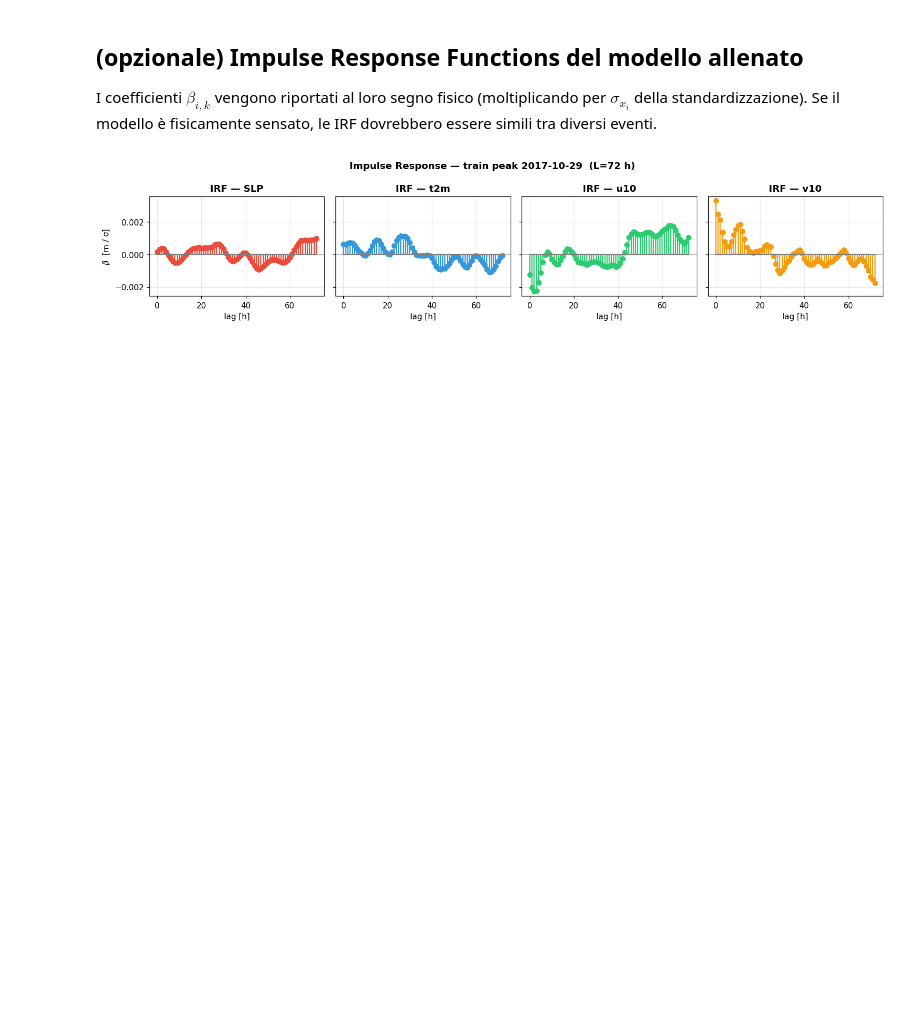
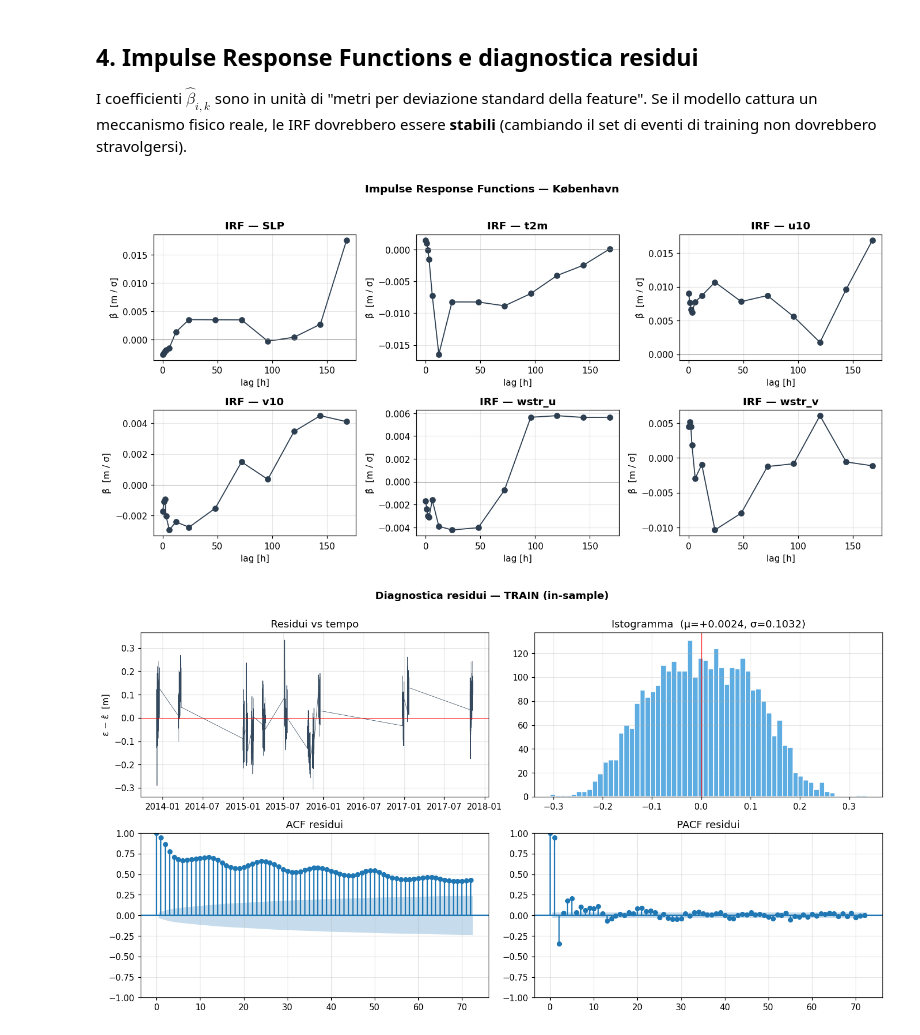
Before and after one commit to caroniico/Master-tesi, a Jupyter notebook: notebooks/regression_cross_event.ipynb, the cells around one changed output. Saved outputs shown, nothing was run; the diff lists cells and outputs as text; code cells hidden in the pictures; blank space fills up the shorter version.

```diff
--- a/notebooks/regression_cross_event.ipynb
+++ b/notebooks/regression_cross_event.ipynb
@@ -289,26 +622,20 @@ Righe: 481
 # %% [markdown]
-## (opzionale) Impulse Response Functions del modello allenato
+## 4. Impulse Response Functions e diagnostica residui
 
-I coefficienti $\beta_{i,k}$ vengono riportati al loro segno fisico
-(moltiplicando per $\sigma_{x_i}$ della standardizzazione).
-Se il modello è fisicamente sensato, le IRF dovrebbero essere simili tra diversi eventi.
+I coefficienti $\hat\beta_{i,k}$ sono in unità di "metri per deviazione standard della
+feature". Se il modello cattura un meccanismo fisico reale, le IRF dovrebbero essere
+**stabili** (cambiando il set di eventi di training non dovrebbero stravolgersi).
 # %%
-coefs = trained["model"].coef_     # lunghezza = n_feat * (L+1)
-n_feat = len(trained["features"])
-Lp1 = trained["L"] + 1
-beta = coefs.reshape(n_feat, Lp1)  # [features × lags]
+# 4.1 IRF
+beta = plot_irfs(trained, title_suffix=f"— {STATION_NAME}")
 
-fig, axes = plt.subplots(1, n_feat, figsize=(14, 3), sharey=True)
-colors = ["#E74C3C", "#3498DB", "#2ECC71", "#F39C12"]
-for i, (feat, ax) in enumerate(zip(trained["features"], axes)):
-    ax.stem(range(Lp1), beta[i], linefmt=colors[i], markerfmt="o", basefmt="grey")
-    ax.axhline(0, color="grey", lw=0.6)
-    ax.set_title(f"IRF — {feat}", fontweight="bold")
-    ax.set_xlabel("lag [h]")
-axes[0].set_ylabel(r"$\beta$  [m / σ]")
-plt.suptitle(f"Impulse Response — train peak {trained['peak']}  (L={trained['L']} h)",
-             fontweight="bold")
-plt.tight_layout()
-plt.show()
+# 4.2 Diagnostica residui — TRAINING
+plot_residual_diagnostics(res_tr, t=train_stack["t"],
+                          title="Diagnostica residui — TRAIN (in-sample)")
+
+# 4.3 Diagnostica residui — TEST
+plot_residual_diagnostics(res_te, t=test_stack["t"],
+                          title="Diagnostica residui — TEST (out-of-sample)")
 # %% [output]
-[figure, old version]
+[figure, new version]
+[figure, added]
```
Also changed, not shown: parts of 12 cells of this notebook.
